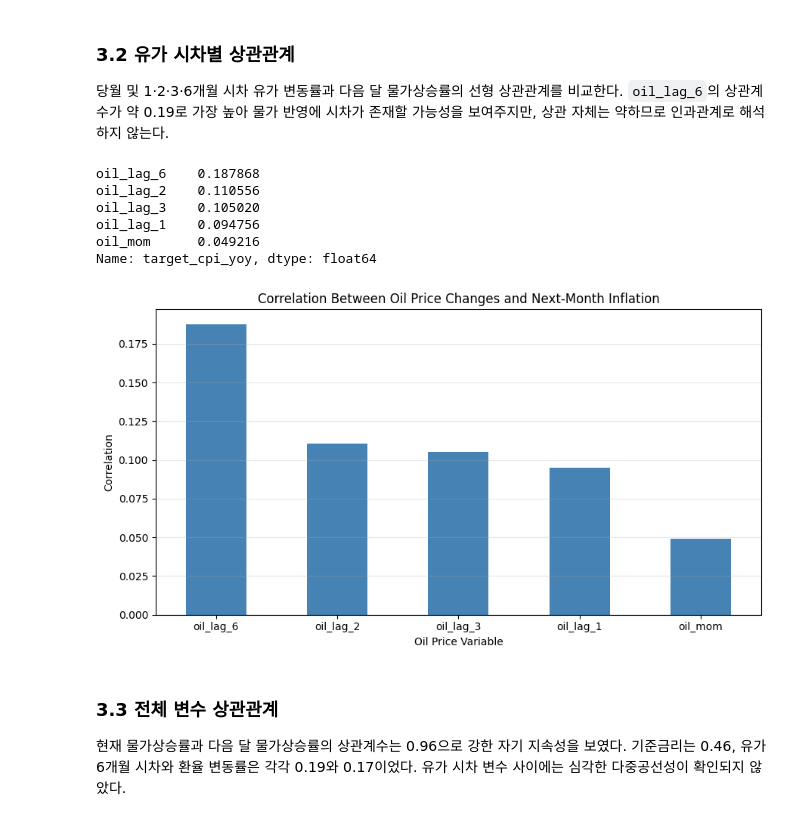
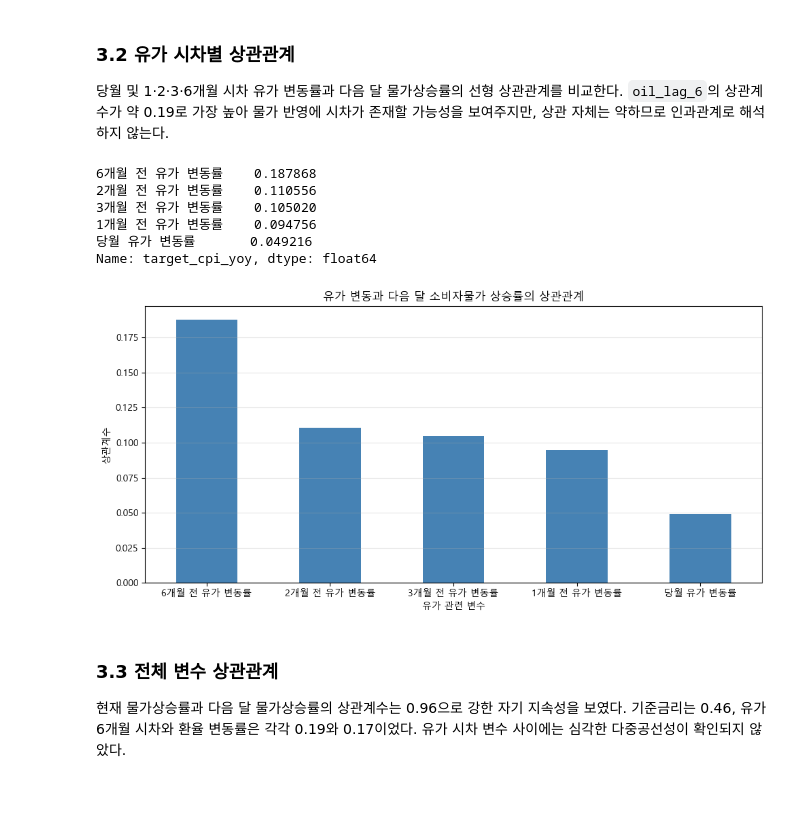
Before and after one commit to Polalise/MachineLearning_oil, a Jupyter notebook: model.ipynb, the cells around one changed output. Saved outputs shown, nothing was run; the diff lists cells and outputs as text; code cells hidden in the pictures; blank space fills up the shorter version.

```diff
--- a/model.ipynb
+++ b/model.ipynb
@@ -344,6 +348,13 @@ dtype: int64
 
 유가, 소비자물가 상승률, 환율, 기준금리의 분포와 시간 흐름을 확인한다. 2008년 금융위기, 2020년 코로나19, 2022년 국제 원자재가격 상승기처럼 변동성이 큰 구간은 실제 경제 현상이므로 단순 오류로 간주해 제거하지 않는다.
 # %%
+# 한글 폰트 설정
+font_path = r"C:\Windows\Fonts\malgun.ttf"
+font_name = font_manager.FontProperties(fname=font_path).get_name()
+
+plt.rcParams["font.family"] = font_name
+plt.rcParams["axes.unicode_minus"] = False
+
 # 주요 변수의 기술통계
 display(
     analysis_df[
@@ -355,19 +366,19 @@ display(
 fig, axes = plt.subplots(2, 2, figsize=(15, 9))
 
 axes[0, 0].plot(analysis_df["date"], analysis_df["dubai_price"])
-axes[0, 0].set_title("Dubai Oil Price")
-axes[0, 0].set_ylabel("USD per barrel")
+axes[0, 0].set_title("두바이 유가 추이")
+axes[0, 0].set_ylabel("배럴당 달러")
 
 axes[0, 1].plot(analysis_df["date"], analysis_df["cpi_yoy"])
-axes[0, 1].set_title("Consumer Price Inflation (YoY)")
+axes[0, 1].set_title("소비자물가 상승률 추이")
 axes[0, 1].set_ylabel("%")
 
 axes[1, 0].plot(analysis_df["date"], analysis_df["usd_krw"])
-axes[1, 0].set_title("USD/KRW Monthly Average")
-axes[1, 0].set_ylabel("KRW")
+axes[1, 0].set_title("원/달러 월평균 환율 추이")
+axes[1, 0].set_ylabel("원")
 
 axes[1, 1].plot(analysis_df["date"], analysis_df["base_rate"])
-axes[1, 1].set_title("Bank of Korea Base Rate")
+axes[1, 1].set_title("한국은행 기준금리 추이")
 axes[1, 1].set_ylabel("%")
 
 for ax in axes.flat:
@@ -392,41 +403,52 @@ plt.show()
 # %%
 # 시차별 상관관계 분석
 lag_columns = [
     "oil_mom",
     "oil_lag_1",
     "oil_lag_2",
     "oil_lag_3",
     "oil_lag_6",
 ]
 
 lag_correlations = (
     analysis_df[lag_columns + ["target_cpi_yoy"]]
     .corr()["target_cpi_yoy"]
     .drop("target_cpi_yoy")
     .sort_values(ascending=False)
 )
 
-display(lag_correlations)
+# 변수명 한글 변환
+label_map = {
+    "oil_mom": "당월 유가 변동률",
+    "oil_lag_1": "1개월 전 유가 변동률",
+    "oil_lag_2": "2개월 전 유가 변동률",
+    "oil_lag_3": "3개월 전 유가 변동률",
+    "oil_lag_6": "6개월 전 유가 변동률",
+}
 
-plt.figure(figsize=(9, 5))
-lag_correlations.plot(kind="bar", color="steelblue")
+lag_correlations_ko = lag_correlations.rename(index=label_map)
 
-plt.title("Correlation Between Oil Price Changes and Next-Month Inflation")
-plt.xlabel("Oil Price Variable")
-plt.ylabel("Correlation")
+display(lag_correlations_ko)
+
+plt.figure(figsize=(10, 5))
+lag_correlations_ko.plot(kind="bar", color="steelblue")
+
+plt.title("유가 변동과 다음 달 소비자물가 상승률의 상관관계")
+plt.xlabel("유가 관련 변수")
+plt.ylabel("상관계수")
 plt.axhline(0, color="black", linewidth=0.8)
 plt.xticks(rotation=0)
 plt.grid(axis="y", alpha=0.3)
 plt.tight_layout()
 plt.show()
 # %% [output]
-oil_lag_6    0.187868
-oil_lag_2    0.110556
-oil_lag_3    0.105020
-oil_lag_1    0.094756
-oil_mom      0.049216
+6개월 전 유가 변동률    0.187868
+2개월 전 유가 변동률    0.110556
+3개월 전 유가 변동률    0.105020
+1개월 전 유가 변동률    0.094756
+당월 유가 변동률       0.049216
 Name: target_cpi_yoy, dtype: float64
-[figure, old version]
+[figure, new version]
 # %% [markdown]
 ### 3.3 전체 변수 상관관계
 
```
Also changed, not shown: parts of 8 cells of this notebook, 9 other files.
